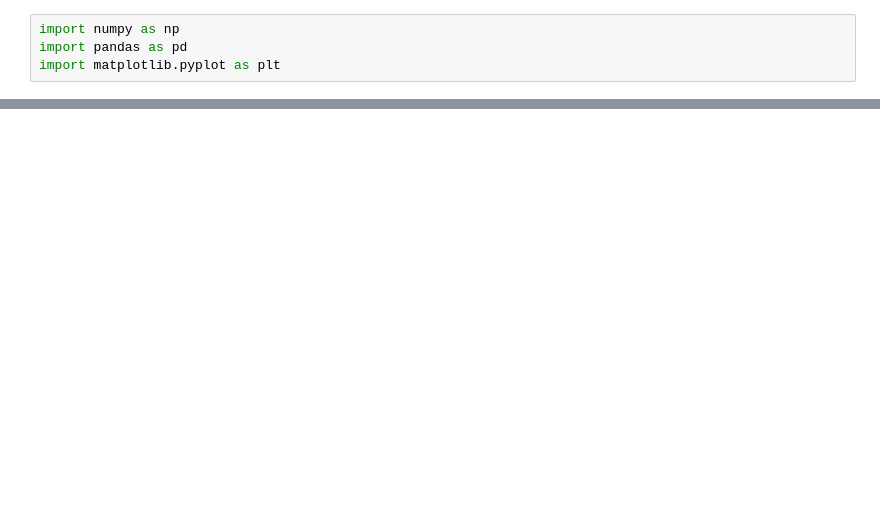
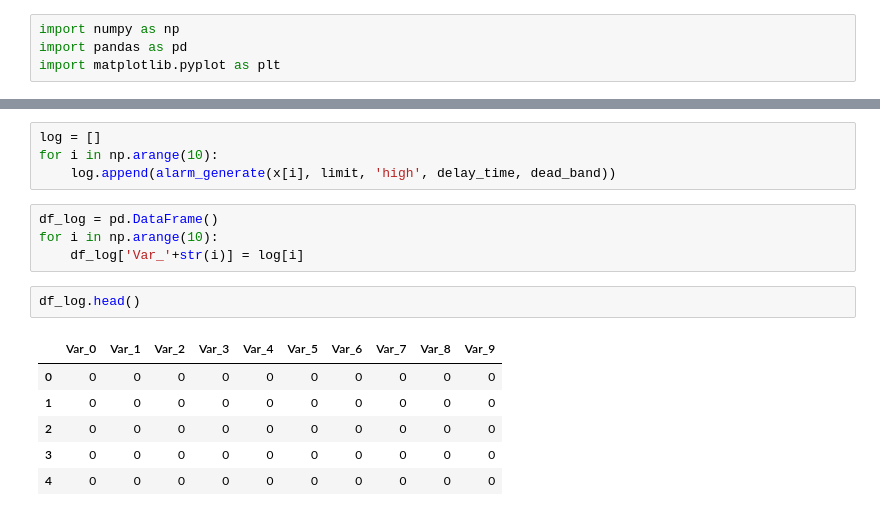
Before and after one commit to EmersonVilar/Pesquisa, a Jupyter notebook: Gerador de Sinal (casa).ipynb, the cells around one changed output, grey strips where cells are left out. Drawn from its saved outputs; the diff is of its cells as text; blank space fills up the shorter version.

```diff
--- a/Gerador de Sinal (casa).ipynb
+++ b/Gerador de Sinal (casa).ipynb
@@ -39,3 +97,20 @@ df.head()
+# %%
+log = []
+for i in np.arange(10):
+    log.append(alarm_generate(x[i], limit, 'high', delay_time, dead_band))
+# %%
+df_log = pd.DataFrame()
+for i in np.arange(10):
+    df_log['Var_'+str(i)] = log[i]
+# %%
+df_log.head()
+# %% [output]
+|  | Var_0 | Var_1 | Var_2 | Var_3 | Var_4 | Var_5 | Var_6 | Var_7 | Var_8 | Var_9 |
+| 0 | 0 | 0 | 0 | 0 | 0 | 0 | 0 | 0 | 0 | 0 |
+| 1 | 0 | 0 | 0 | 0 | 0 | 0 | 0 | 0 | 0 | 0 |
+| 2 | 0 | 0 | 0 | 0 | 0 | 0 | 0 | 0 | 0 | 0 |
+| 3 | 0 | 0 | 0 | 0 | 0 | 0 | 0 | 0 | 0 | 0 |
+| 4 | 0 | 0 | 0 | 0 | 0 | 0 | 0 | 0 | 0 | 0 |
 # %%
 plt.figure(figsize=(16,4))
 plt.plot(df['x0'])
```
Also changed, not shown: parts of 8 cells of this notebook.
